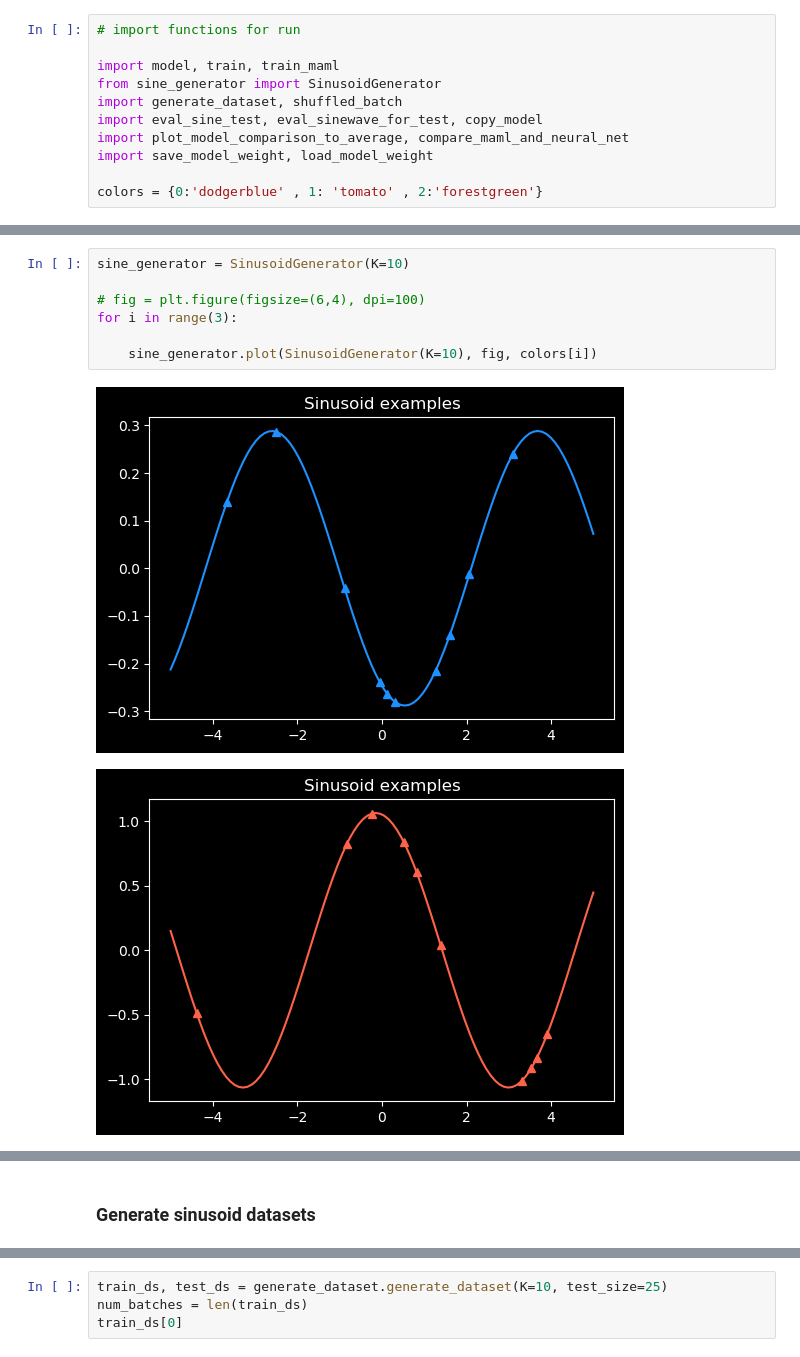
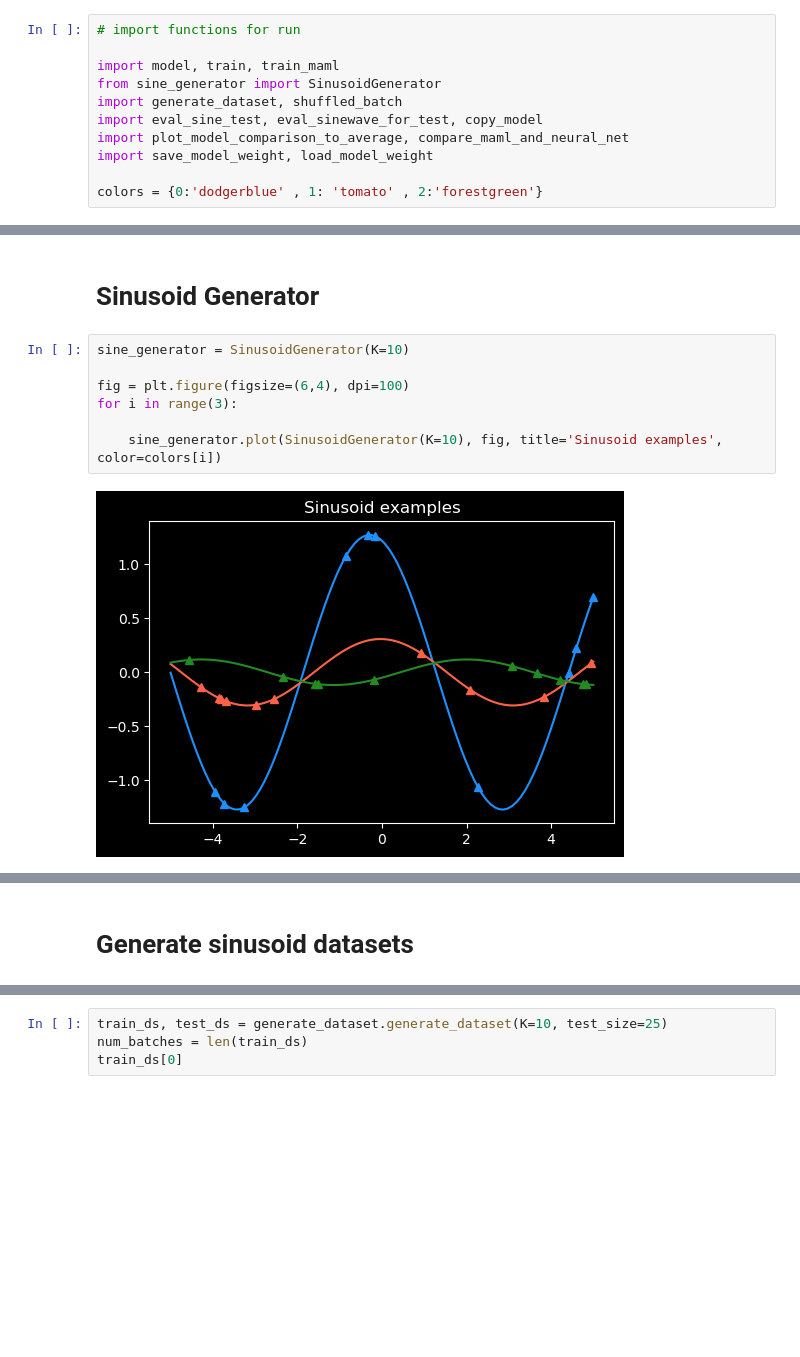
Before and after one commit to ZohrehAdabi/MAML, a Jupyter notebook: MAML.ipynb, the cells around one changed output, grey strips where cells are left out. Saved outputs shown, nothing was run; the diff lists cells and outputs as text; blank space fills up the shorter version.

```diff
--- a/MAML.ipynb
+++ b/MAML.ipynb
@@ -85,13 +85,14 @@ During training and testing, datapoints x are sampled uniformly
 from [−5.0, 5.0].*
 
 ![]()
+# %% [markdown]
+# Sinusoid Generator
 # %%
 sine_generator = SinusoidGenerator(K=10)
 
-# fig = plt.figure(figsize=(6,4), dpi=100)
+fig = plt.figure(figsize=(6,4), dpi=100)
 for i in range(3):
 
-    sine_generator.plot(SinusoidGenerator(K=10), fig, colors[i])
+    sine_generator.plot(SinusoidGenerator(K=10), fig, title='Sinusoid examples', color=colors[i])
 # %% [output]
-[figure, old version]
+[figure, new version]
-[figure, removed]
@@ -99,2 +99,2 @@ for i in range(3):
 # %% [markdown]
-### Generate sinusoid datasets
+# Generate sinusoid datasets
```
Also changed, not shown: parts of 21 cells of this notebook, 2 other files.
